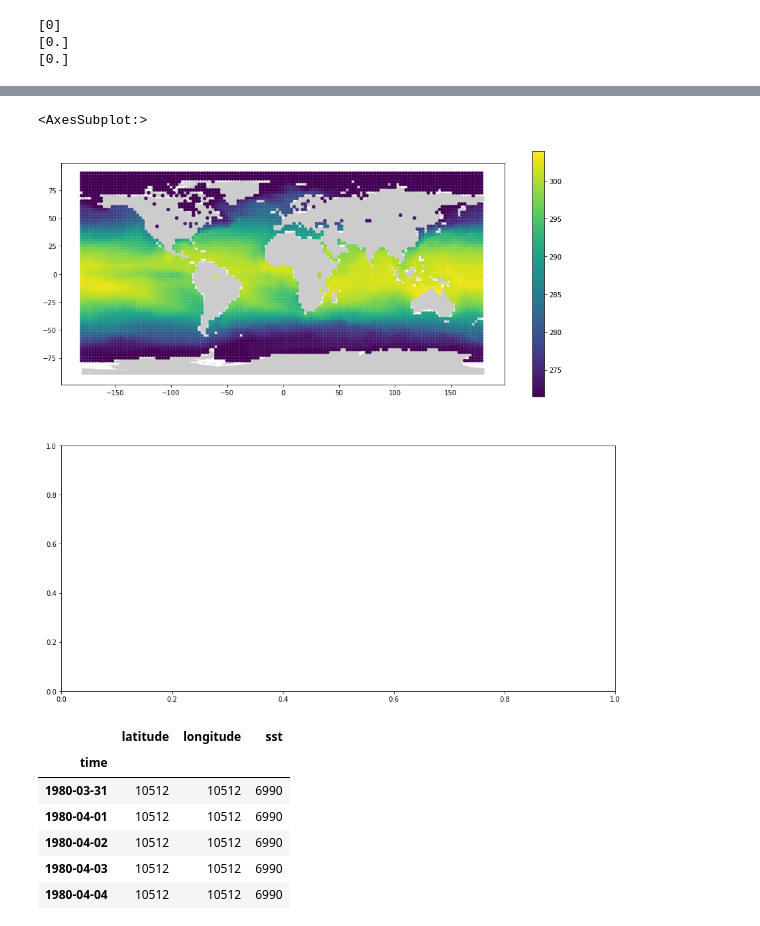
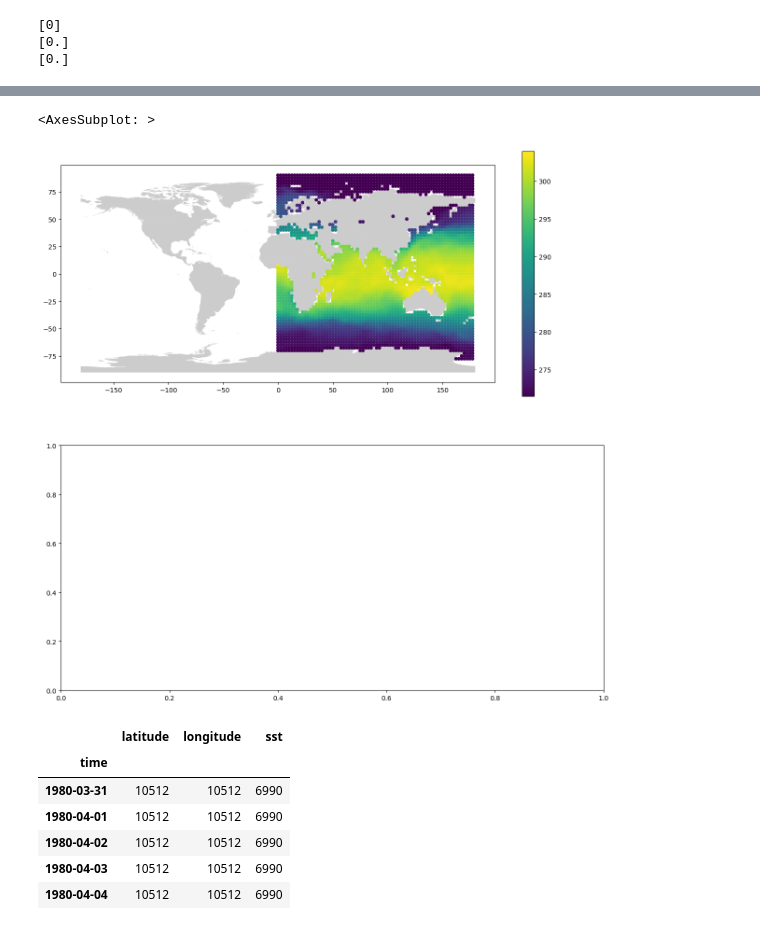
Before and after one commit to PaoloBonettiPolimi/TC, a Jupyter notebook: Paolo/notebooks/1) TC.ipynb, the cells around one changed output, grey strips where cells are left out. Saved outputs shown, nothing was run; the diff lists cells and outputs as text; code cells hidden in the pictures.

```diff
--- a/Paolo/notebooks/1) TC.ipynb
+++ b/Paolo/notebooks/1) TC.ipynb
@@ -119,19 +107,20 @@ sst_trop_bidim.to_csv('sst_trop_bidim1.csv',index=False)
 # %%
 sst_trop_bidim = pd.read_csv('sst_trop_bidim1.csv')
 crs = {'init' : 'EPSG:4326'}
+sst_trop_bidim = sst_trop_bidim.loc[sst_trop_bidim.longitude>=0]
 
 geometry_mi = [Point(xy) for xy in zip(sst_trop_bidim['longitude'], sst_trop_bidim['latitude'])]
 geometry_mi[:3]
 
 features_gdf = gpd.GeoDataFrame(sst_trop_bidim,geometry=geometry_mi) # ,crs=crs
 
 fig,ax = plt.subplots(2,1,figsize=(15,15))
 
 shapeWorld.plot(ax=ax[0],alpha=0.4,color='grey')
 features_gdf.plot(ax=ax[0],markersize=20,marker='o',label='sst',column='sst',legend=True)
 # %% [output]
-<AxesSubplot:>
+<AxesSubplot: >
-[figure, old version]
+[figure, new version]
 # %%
 ### check altri file
 ds = xr.open_dataset("/Users/paolo/Documents/clint_datasets/2d_sst_trop_19800331_19800628.grb")
```
Also changed, not shown: parts of 6 cells of this notebook, 5 other files.
